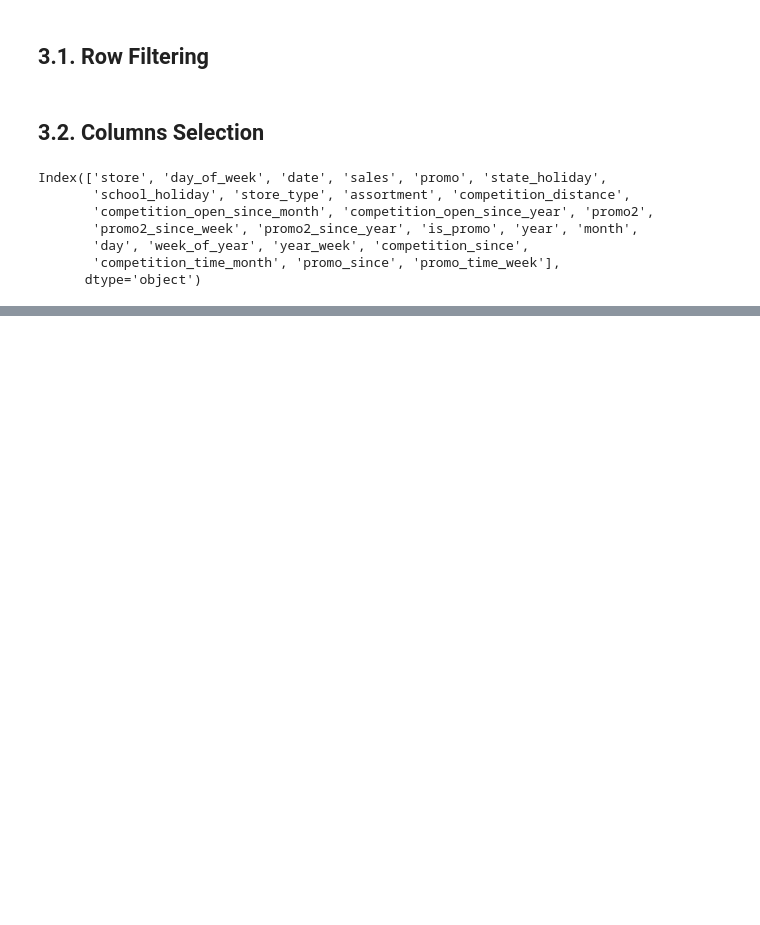
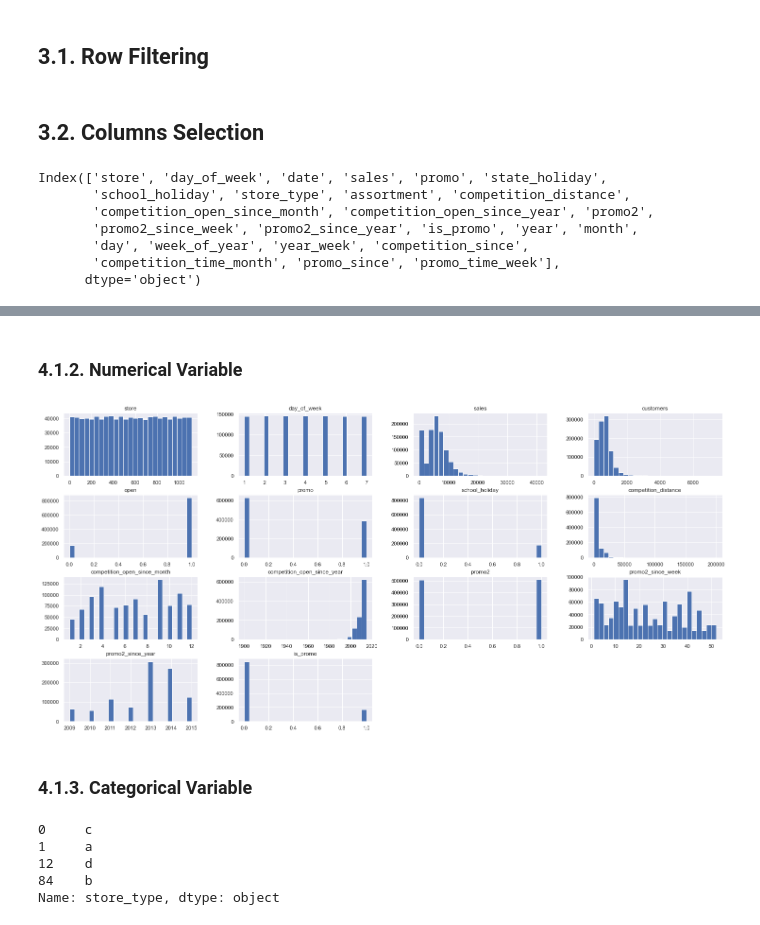
Before and after one commit to emidiovaleretto/rossmann-sales-prediction, a Jupyter notebook: Store_Sales_Prediction.ipynb, the cells around one changed output, grey strips where cells are left out. Drawn from its saved outputs; the diff is of its cells as text; code cells hidden in the pictures; blank space fills up the shorter version.

```diff
--- a/Store_Sales_Prediction.ipynb
+++ b/Store_Sales_Prediction.ipynb
@@ -458,0 +472,16 @@ Index(['store', 'day_of_week', 'date', 'sales', 'promo', 'state_holiday',
+# %% [markdown]
+### 4.1.2. Numerical Variable
+# %%
+num_attrs.hist( bins=25 );
+# %% [output]
+[figure, added]
+# %% [markdown]
+### 4.1.3. Categorical Variable
+# %%
+df4['store_type'].drop_duplicates()
+# %% [output]
+0     c
+1     a
+12    d
+84    b
+Name: store_type, dtype: object
```
Also changed, not shown: parts of 17 cells of this notebook.
